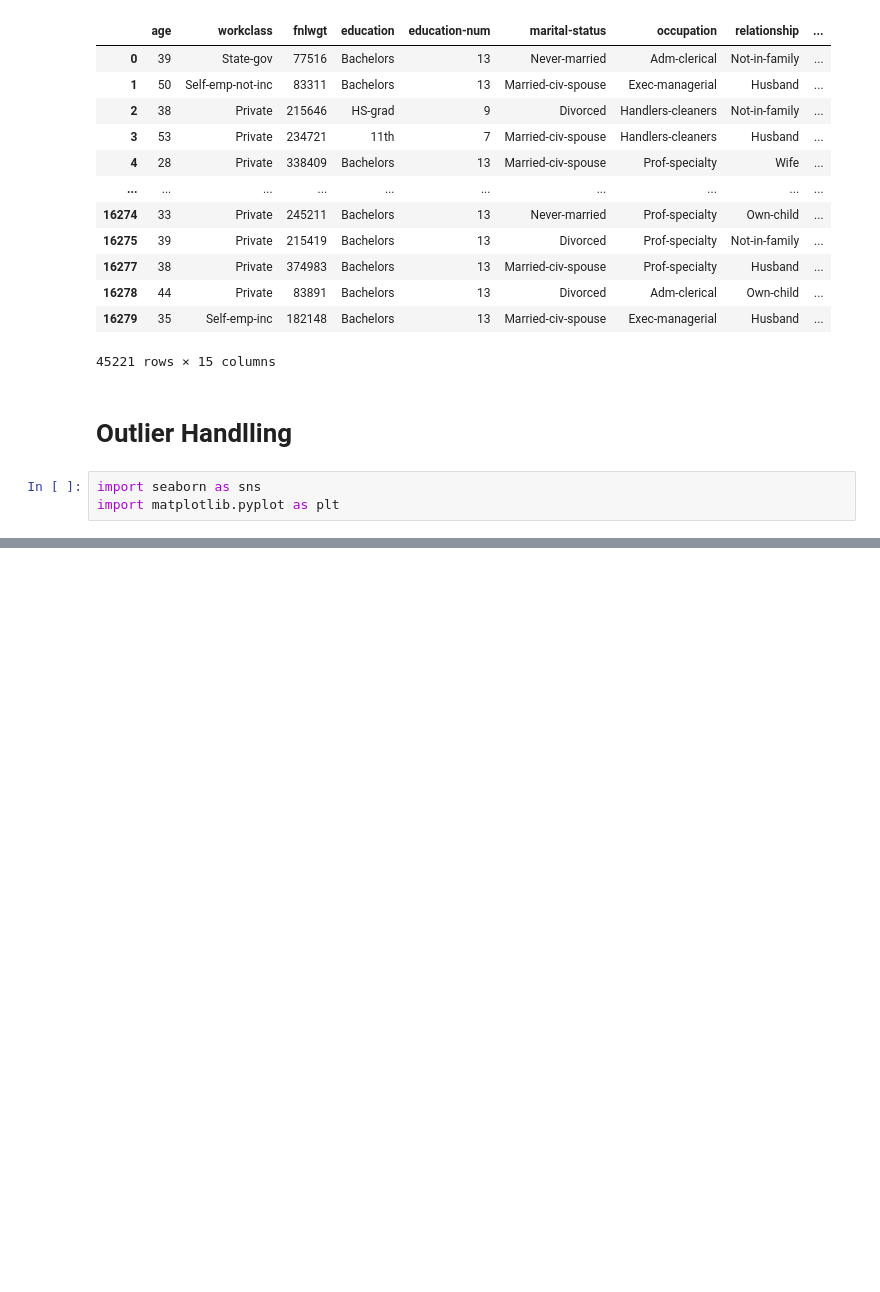
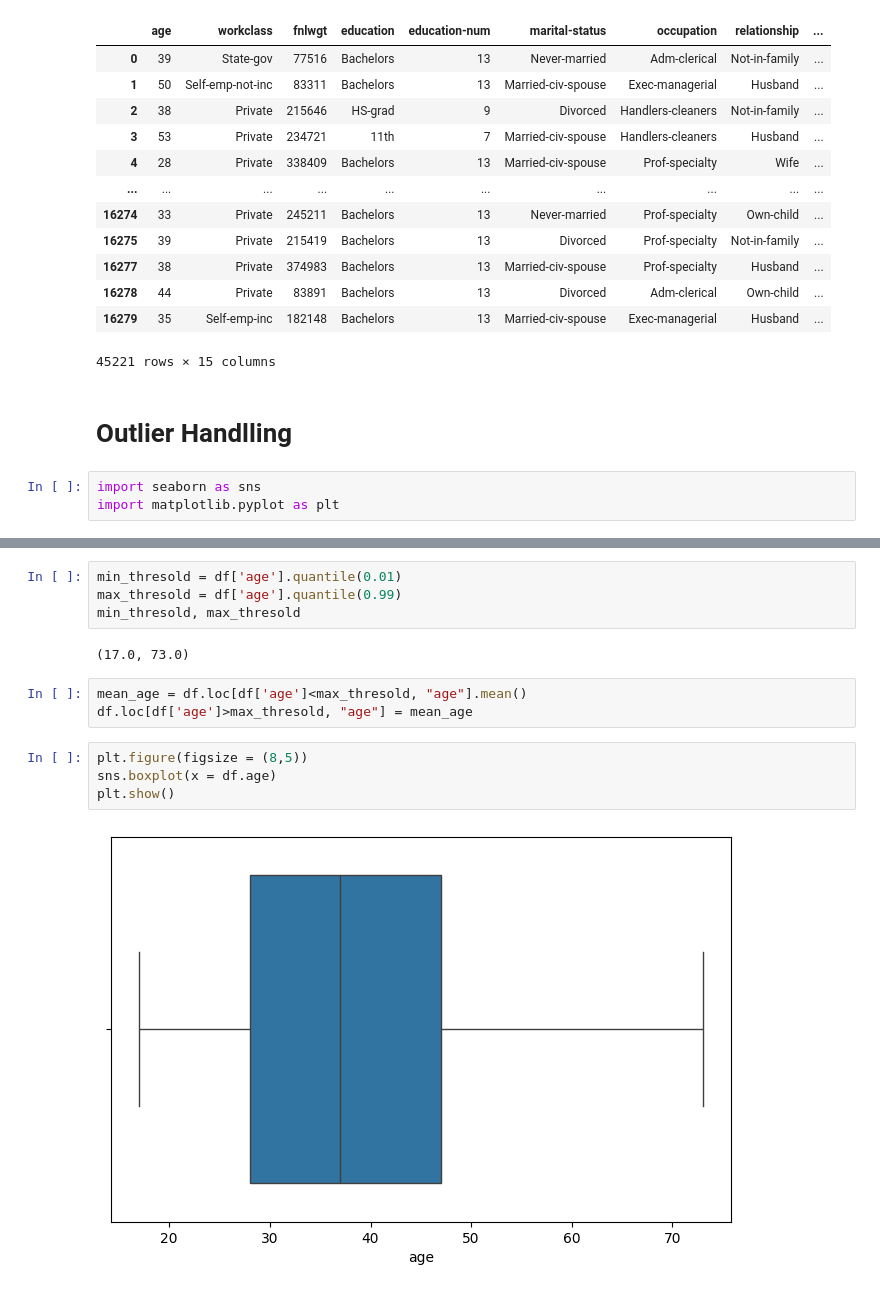
Before and after one commit to ChavinduDulaj/Income-Prediction-Project, a Jupyter notebook: preprocessingVS.ipynb, the cells around one changed output, grey strips where cells are left out. Cells and saved outputs as stored; diff of their text form; blank space fills up the shorter version.

```diff
--- a/preprocessingVS.ipynb
+++ b/preprocessingVS.ipynb
@@ -246,0 +272,15 @@ plt.show()
+# %%
+min_thresold = df['age'].quantile(0.01)
+max_thresold = df['age'].quantile(0.99)
+min_thresold, max_thresold
+# %% [output]
+(17.0, 73.0)
+# %%
+mean_age = df.loc[df['age']<max_thresold, "age"].mean()
+df.loc[df['age']>max_thresold, "age"] = mean_age
+# %%
+plt.figure(figsize = (8,5))
+sns.boxplot(x = df.age)
+plt.show()
+# %% [output]
+[figure, added]
```
Also changed, not shown: parts of 9 cells of this notebook.
